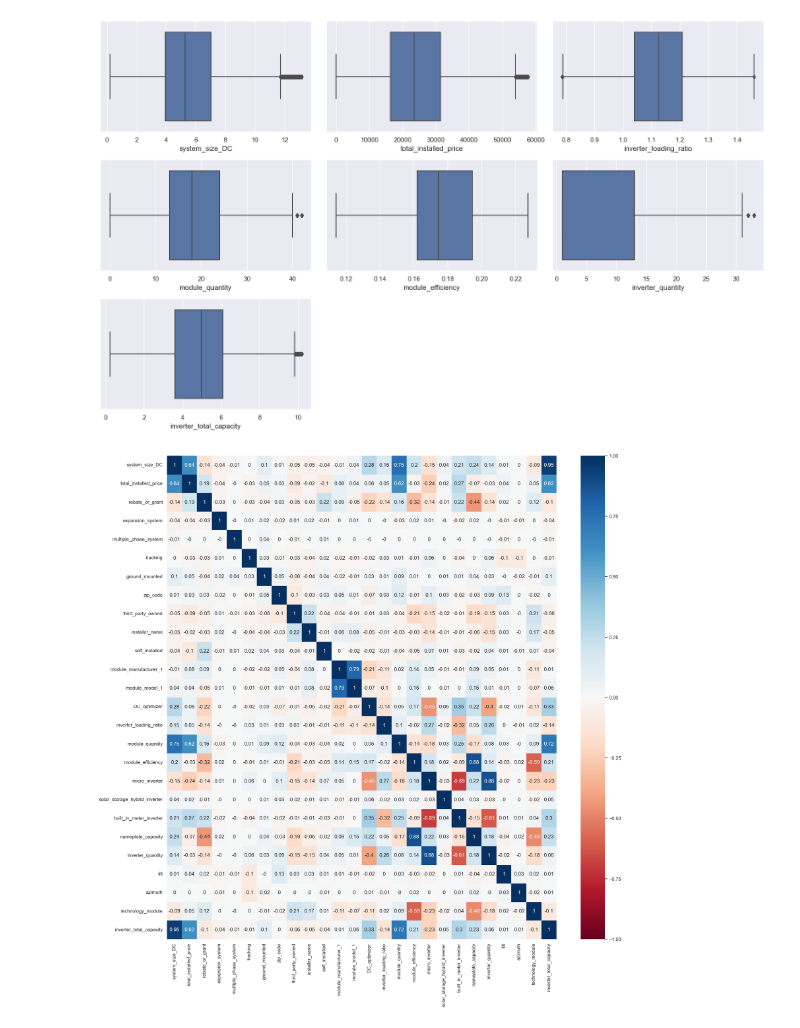
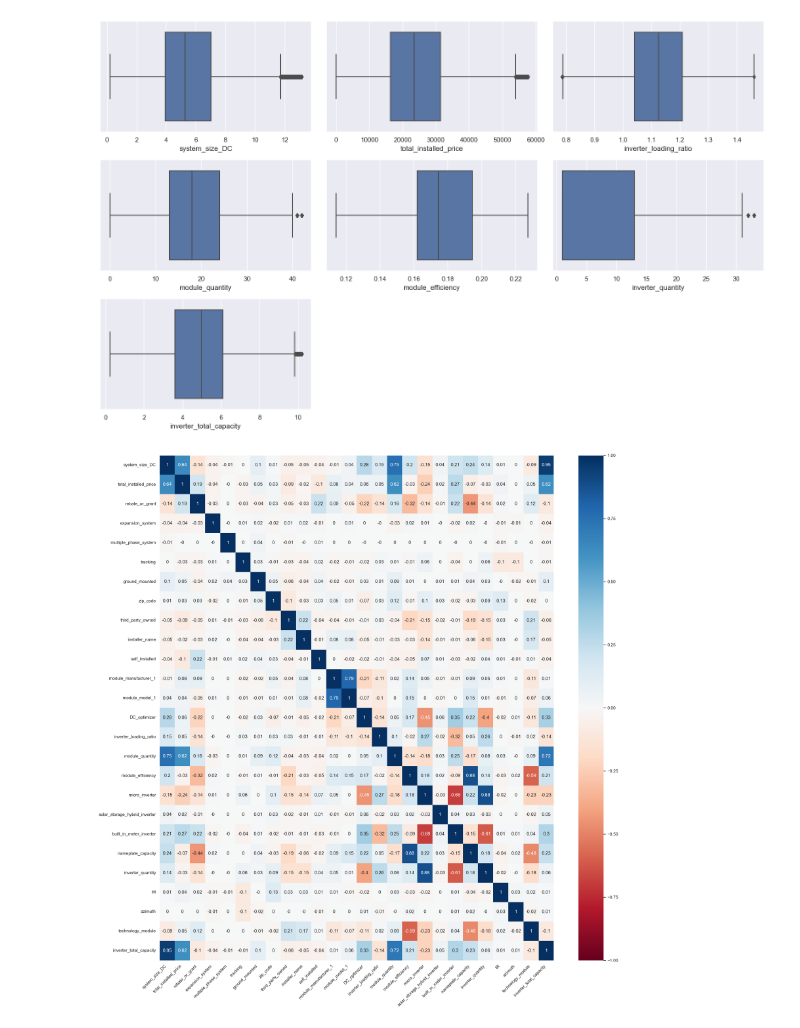
Before and after one commit to klehik/AI-DA-Projekti, a Jupyter notebook: datan_esikasittely.ipynb, the cells around one changed output. Saved outputs shown, nothing was run; the diff lists cells and outputs as text; code cells hidden in the pictures.

```diff
--- a/datan_esikasittely.ipynb
+++ b/datan_esikasittely.ipynb
@@ -506,8 +509,11 @@ plt.show()
 # %%
 sns.set(rc={'figure.figsize':(20,20)})
 corr = res_clean.corr()
 corr = corr.round(2)
 sns.heatmap(corr, cmap='RdBu', vmin=-1, vmax=1, annot=True)
+plt.xticks(rotation=45,ha="right")
+plt.tight_layout()
+
 plt.show()
 # %% [output]
-[figure, old version]
+[figure, new version]
```
Also changed, not shown: parts of 4 cells of this notebook.
